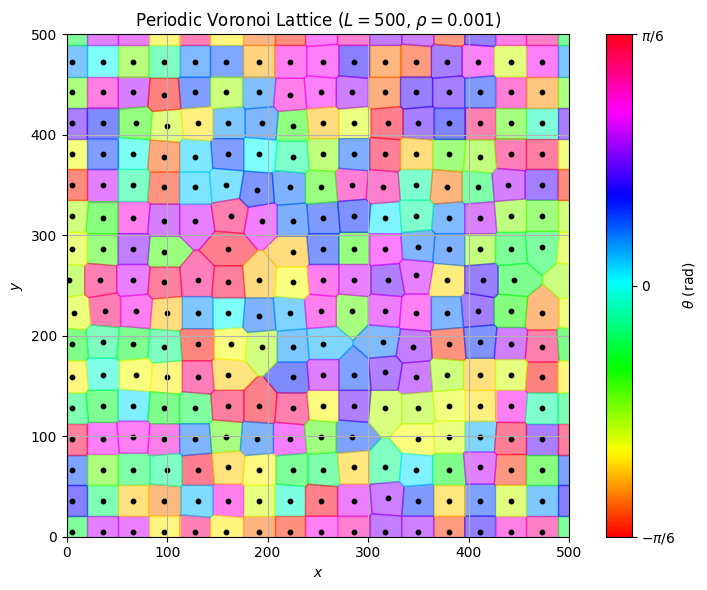
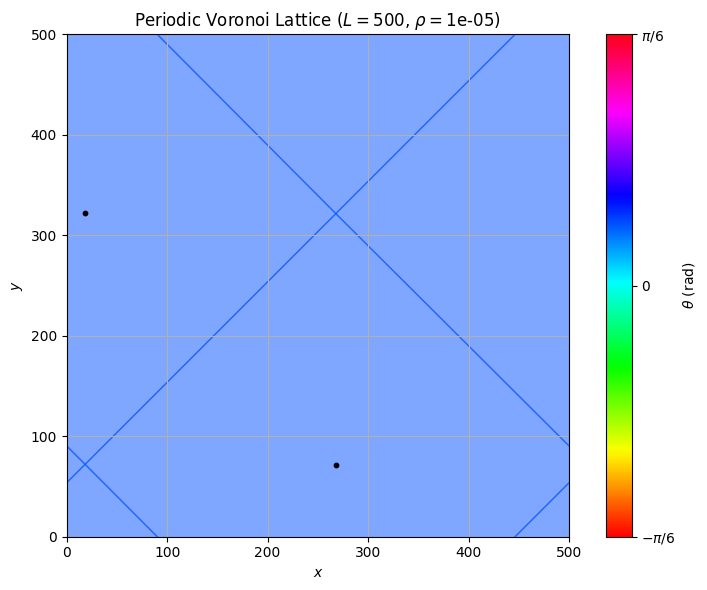
The notebook cell's code change between the first figure and the second:
--- before
+++ after
@@ -1,5 +1,5 @@
-T = 20
+T = 10
 L = 500
-rho = 0.001
+rho = 0.00001
 alpha = 2.36
 beta_RS = -0.12
@@ -16,7 +16,7 @@
 plt.show()
 
-# graphene = Graphene.GrapheneCrystal(vor, a=1.42)
-# graphene.plot_atoms()
-# plt.show()
-# graphene.plot_bonds()
-# plt.show()
+graphene = Graphene.GrapheneCrystal(vor, a=1.42)
+graphene.plot_atoms()
+plt.show()
+graphene.plot_bonds()
+plt.show()

Commit: Change Cu lattice and choosen sites